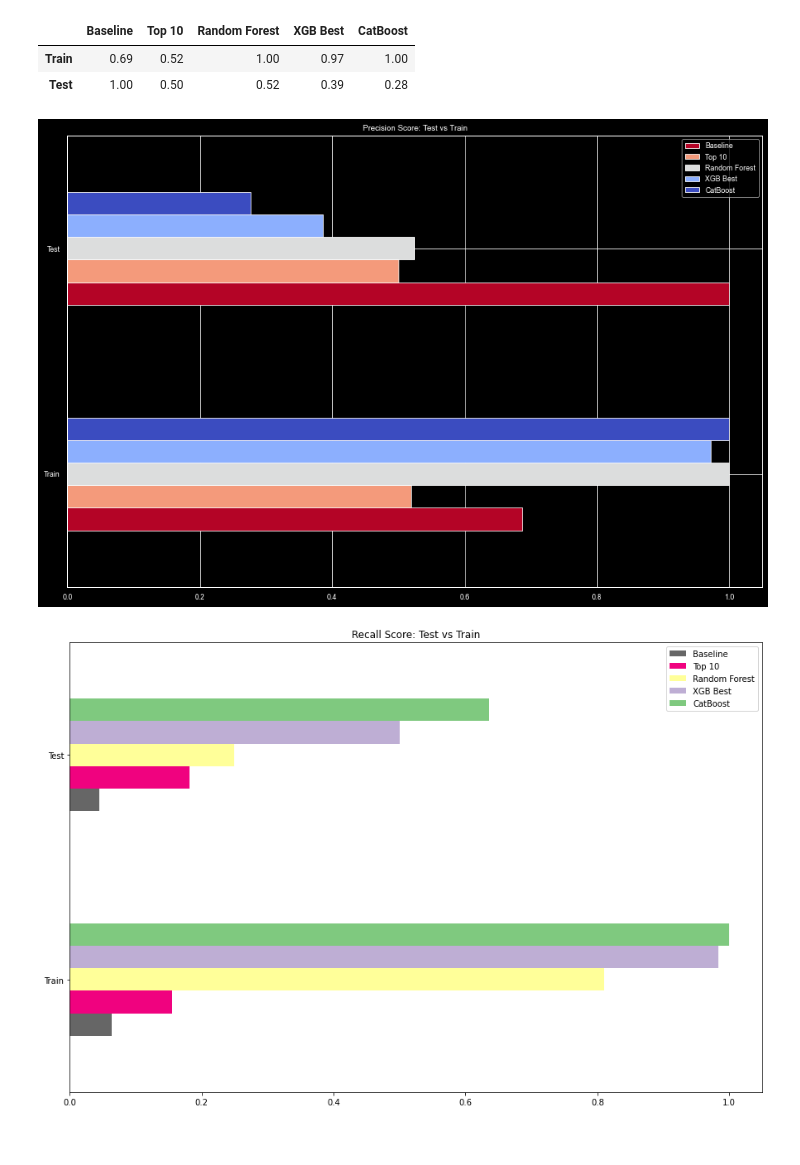
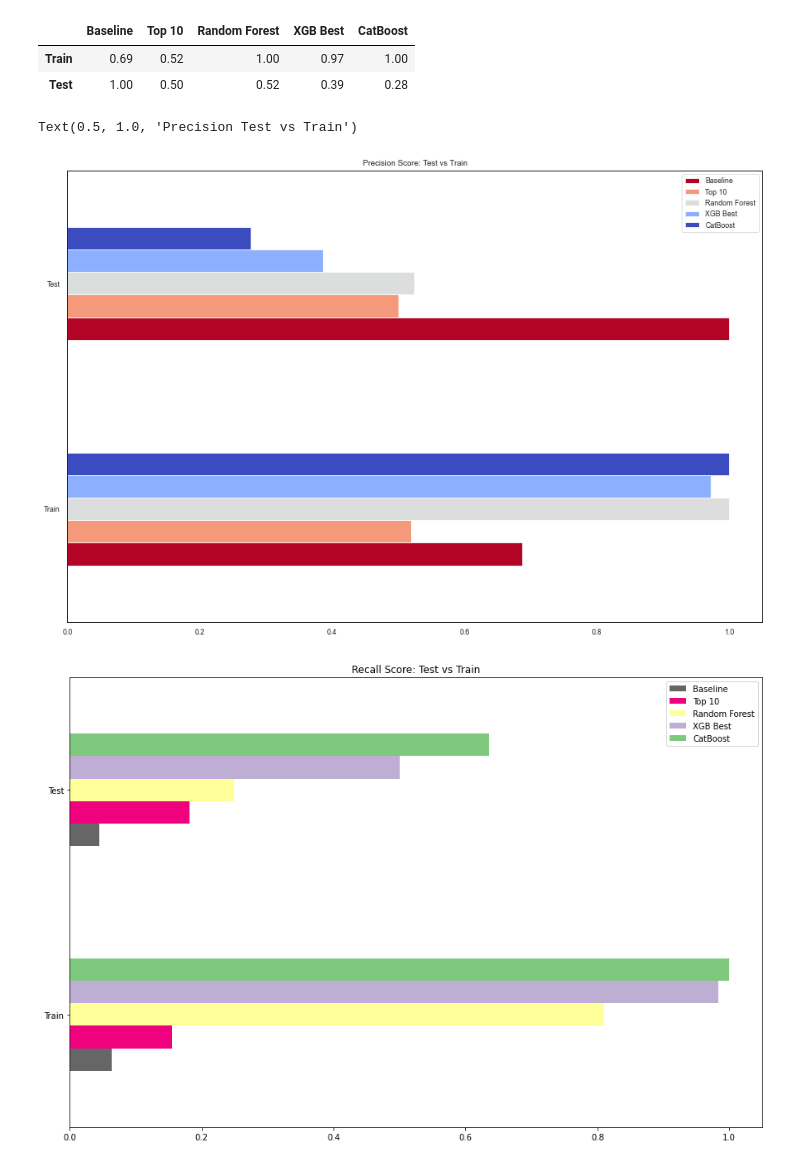
Before and after one commit to erin-vu/Bankruptcy-Prediction-in-Taiwan, a Jupyter notebook: Final Notebook.ipynb, the cells around one changed output. Saved outputs shown, nothing was run; the diff lists cells and outputs as text; code cells hidden in the pictures.

```diff
--- a/Final Notebook.ipynb
+++ b/Final Notebook.ipynb
@@ -1355,12 +1372,14 @@ precision_1_df
 # %%
 recall_1_df = recall_1_df.drop(['Class Weight', 'Oversampling', 'Undersampling', 'All Features'], axis=1)
 # %%
-plt.style.use("dark_background")
+#plt.style.use("dark_background")
+sns.set_style('white')
 precision_1_df.plot(kind='barh', figsize=(15,10),colormap='coolwarm_r', title='Precision Score: Test vs Train')
 ax.set_title('Precision Test vs Train')
-plt.savefig('./images/precision_score_bar.jpg', bbox_inches='tight');
+#plt.savefig('./images/precision_score_bar.jpg', bbox_inches='tight');
 # %% [output]
+Text(0.5, 1.0, 'Precision Test vs Train')
-[figure, old version]
+[figure, new version]
 # %%
 recall_1_df.plot(kind='barh', figsize=(15, 10), colormap='Accent_r', title='Recall Score: Test vs Train')
 plt.savefig('./images/recall_score_bar.jpg', bbox_inches='tight');
```
Also changed, not shown: parts of 7 cells of this notebook, 2 other files.
